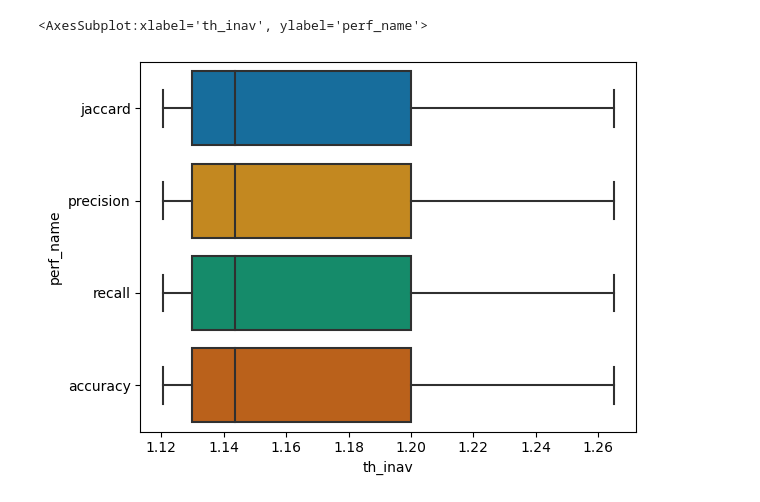
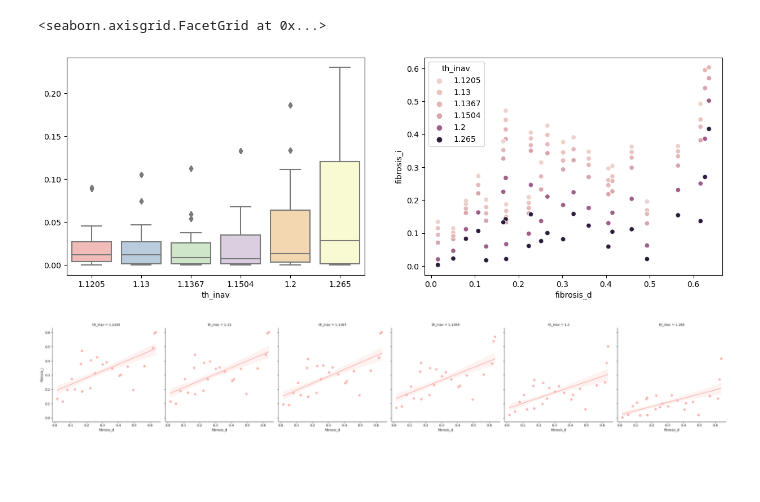
Before and after one commit to alonsoJASL/imatools, a Jupyter notebook: ipynb/df_test.ipynb, the cells around one changed output. Saved outputs shown, nothing was run; the diff lists cells and outputs as text; code cells hidden in the pictures; blank space fills up the shorter version.

```diff
--- a/ipynb/df_test.ipynb
+++ b/ipynb/df_test.ipynb
@@ -52,9 +64,0 @@ plt.plot(x,y)
-# %%
-
-sns.set_palette(palette='colorblind')
-sns.boxplot(x=df['th_inav'], y=(df['fibrosis_d']-df['fibrosis_i'])**2)
-# %%
-sns.boxplot(data=df, x='th_inav', y='perf_name')
-# %% [output]
-<AxesSubplot:xlabel='th_inav', ylabel='perf_name'>
-[figure, removed]
@@ -62,0 +65,17 @@ df['fibrosis_d']-df['fibrosis_i']
+# %%
+
+fig, ax = plt.subplots(1,2)
+fig.set_figheight(5)
+fig.set_figwidth(15)
+sns.set_palette('Pastel1')
+
+sns.boxplot(ax=ax[0], x=df['th_inav'], y=(df['fibrosis_d']-df['fibrosis_i'])
+            ** 2, order=[1.1205, 1.13, 1.1367, 1.1504, 1.2, 1.265],
+            whis=1)
+sns.scatterplot(ax=ax[1], data=df, x='fibrosis_d', y='fibrosis_i', hue='th_inav', hue_order=[1.1205, 1.13, 1.1367, 1.1504, 1.2, 1.265])
+
+sns.lmplot( data=df, x='fibrosis_d', y='fibrosis_i', col='th_inav', col_order=[1.1205, 1.13, 1.1367, 1.1504, 1.2, 1.265])
+# %% [output]
+<seaborn.axisgrid.FacetGrid at 0x...>
+[figure, added]
+[figure, added]
```
Also changed, not shown: parts of 7 cells of this notebook, 3 other files.
